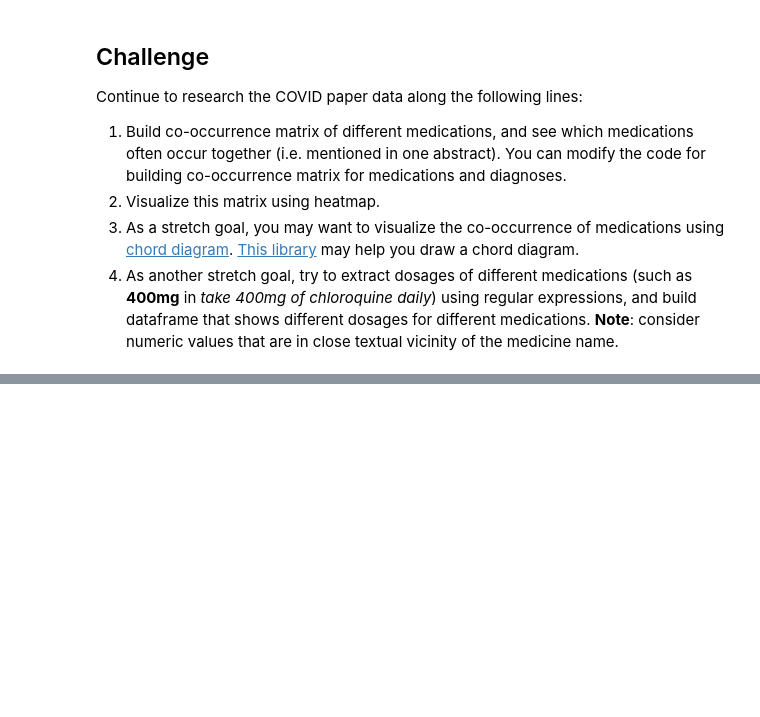
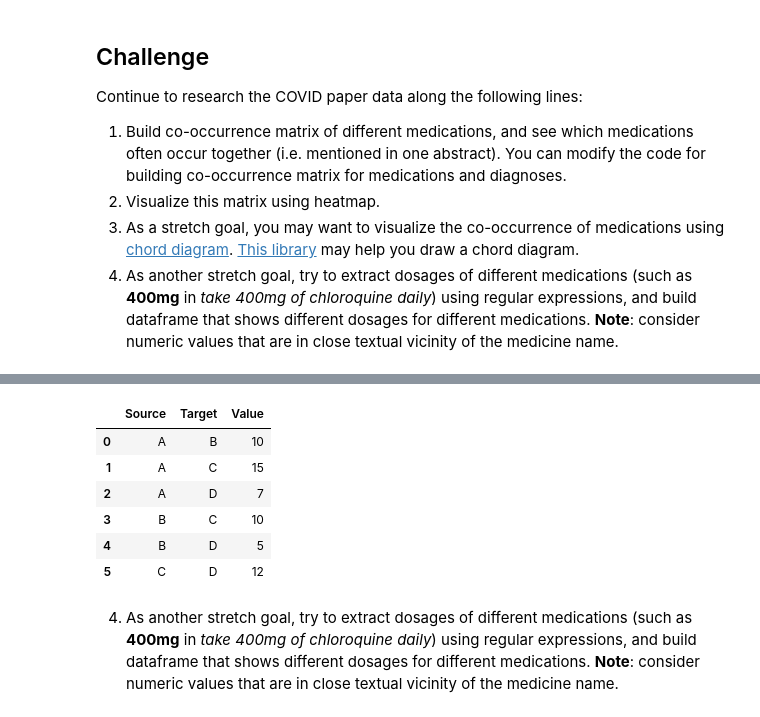
Before and after one commit to zhangleihan/Data-Science, a Jupyter notebook: 2-Working-With-Data/07-python/notebook-papers.ipynb, the cells around one changed output, grey strips where cells are left out. Saved outputs shown, nothing was run; the diff lists cells and outputs as text; code cells hidden in the pictures; blank space fills up the shorter version.

```diff
--- a/2-Working-With-Data/07-python/notebook-papers.ipynb
+++ b/2-Working-With-Data/07-python/notebook-papers.ipynb
@@ -283,0 +367,41 @@ Continue to research the COVID paper data along the following lines:
+# %%
+med_dic = {}
+data = []
+for i in range(0,len(medications)):
+    med_dic[i]=medications[i]
+for i in range(len(m)):
+    for j in range(len(m)):
+        if i != j:
+            data.append((med_dic[i],med_dic[j],m[i][j]))
+# %%
+import pandas as pd
+import holoviews as hv
+from holoviews import opts
+hv.extension('bokeh')
+
+# 创建示例数据
+# data = [
+#     ('A', 'B', 10), ('A', 'C', 15), ('A', 'D', 7),
+#     ('B', 'C', 10), ('B', 'D', 5),
+#     ('C', 'D', 12)
+# ]
+
+# 创建一个 pandas 数据框
+df = pd.DataFrame(data, columns=['Source', 'Target', 'Value'])
+
+# 确保传入的数据是一个二维数组
+edges = df[['Source', 'Target', 'Value']]
+
+# 创建节点列表（去重后的节点）
+nodes = list(set(df['Source']).union(set(df['Target'])))
+
+# 将边数据和节点数据传入 holoviews 的 Chord
+chord = hv.Chord((edges, hv.Dataset(pd.DataFrame(nodes, columns=['index']))))
+
+# 设置样式
+chord.opts(
+    opts.Chord(cmap='Category20', edge_color='Source', labels='index', node_color='index', edge_line_width=2, node_size=10)
+)
+
+# 展示图表
+hv.output(chord)
@@ -283,0 +414,12 @@ Continue to research the COVID paper data along the following lines:
+# %%
+df
+# %% [output]
+|  | Source | Target | Value |
+| 0 | A | B | 10 |
+| 1 | A | C | 15 |
+| 2 | A | D | 7 |
+| 3 | B | C | 10 |
+| 4 | B | D | 5 |
+| 5 | C | D | 12 |
+# %% [markdown]
+4. As another stretch goal, try to extract dosages of different medications (such as **400mg** in *take 400mg of chloroquine daily*) using regular expressions, and build dataframe that shows different dosages for different medications. **Note**: consider numeric values that are in close textual vicinity of the medicine name.
```
Also changed, not shown: parts of 14 cells of this notebook, 10 other files.
